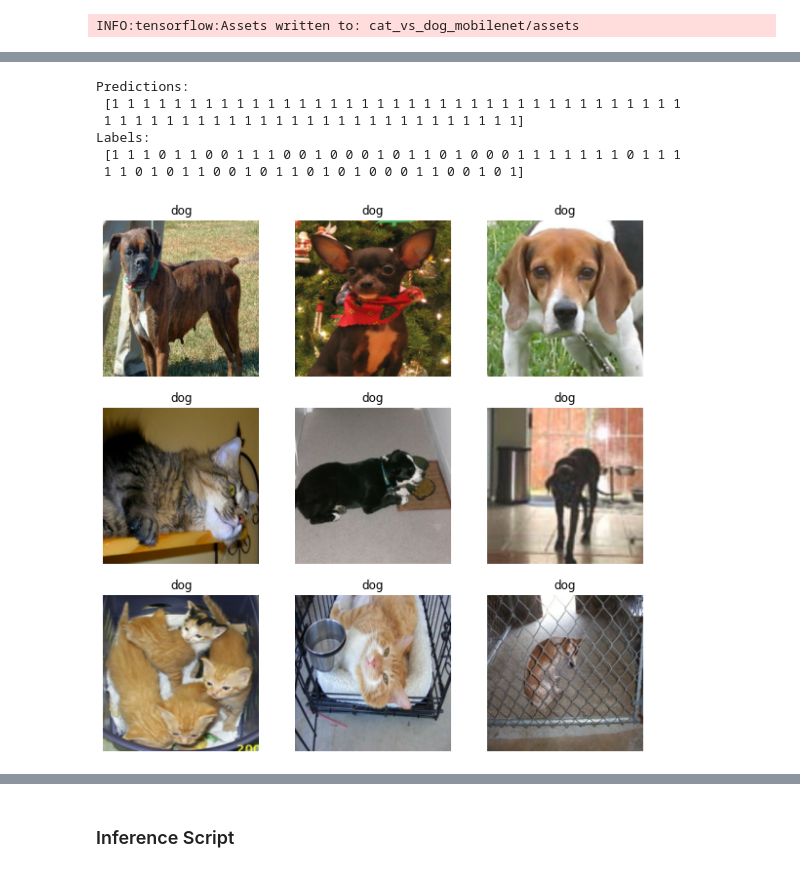
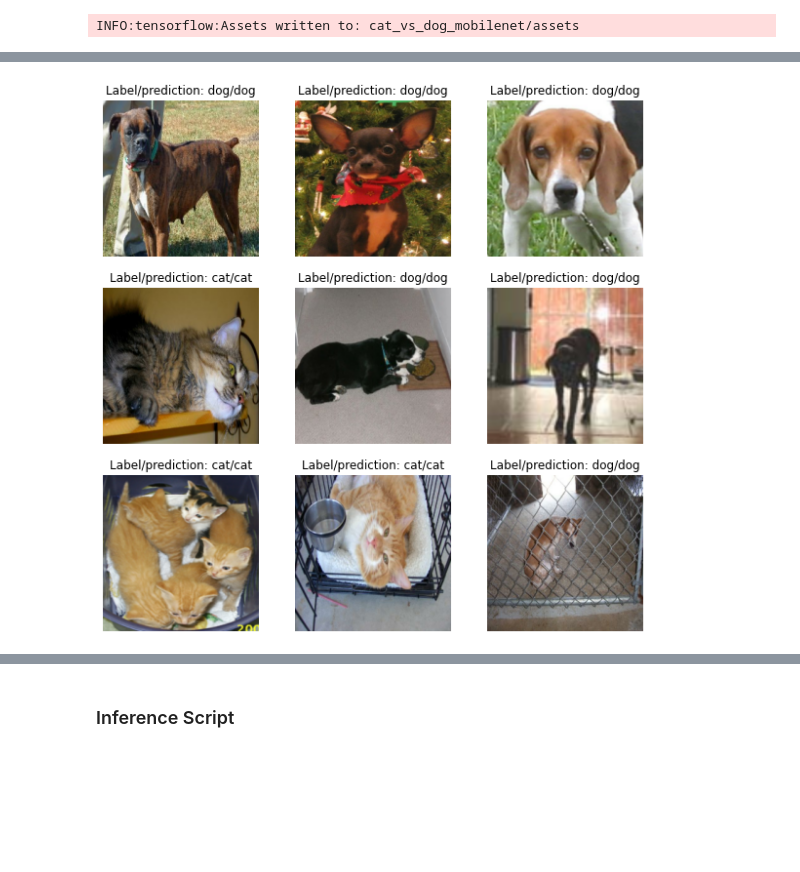
Before and after one commit to txnguyen292/cats_vs_dogs_deploy, a Jupyter notebook: backend/notebook/Cat_and_Dogs_clf.ipynb, the cells around one changed output, grey strips where cells are left out. Cells and saved outputs as stored; diff of their text form; code cells hidden in the pictures; blank space fills up the shorter version.

```diff
--- a/backend/notebook/Cat_and_Dogs_clf.ipynb
+++ b/backend/notebook/Cat_and_Dogs_clf.ipynb
@@ -78,6 +80,11 @@ show_imgs(train_ds)
 # %% [markdown]
 ## 3 layer Conv2D
 # %%
+mkpt = tf.keras.callbacks.ModelCheckpoint(filepath="./models/",
+                                          save_best_only=True) # save the best model
+tensorboard = tf.keras.callbacks.TensorBoard(log_dir="./logs") # log with tensorboard
+early_stopping = tf.keras.callbacks.EarlyStopping(patience=3) # early stopping
+callbacks=[mkpt, tensorboard, early_stopping]
 model = tf.keras.models.Sequential([
     tf.keras.layers.Conv2D(256, 3, activation="relu", padding="same", input_shape=(IMG_HEIGHT, IMG_WIDTH, 3)),
     tf.keras.layers.MaxPool2D(),
@@ -87,14 +94,15 @@ model = tf.keras.models.Sequential([
     tf.keras.layers.Conv2D(62, 3, activation="relu", padding="same"),
     tf.keras.layers.MaxPool2D(),
     tf.keras.layers.Dropout(0.5),
-    # tf.keras.layers.Flatten()
-    tf.keras.layers.GlobalAveragePooling2D(),
+    tf.keras.layers.Flatten(),
     tf.keras.layers.Dense(256, activation="relu"),
     tf.keras.layers.Dense(128, activation="relu"),
-    tf.keras.layers.Dense(1, activation="sigmoid")
+    tf.keras.layers.Dense(1)
 ])
 
-model.compile(optimizer=tf.keras.optimizers.Adam(), loss=tf.keras.losses.BinaryCrossentropy(from_logits=True), metrics=["accuracy"])
+model.compile(optimizer=tf.keras.optimizers.Adam(),
+              loss=tf.keras.losses.BinaryCrossentropy(from_logits=True),
+              metrics=["accuracy"])
 # %%
-model.fit(train_ds, epochs=30, validation_data=val_ds)
+model.fit(train_ds, epochs=10, validation_data=val_ds, callbacks=callbacks)
 # %% [output]
@@ -121,2 +131,0 @@ batch = list(train_ds.take(1))
-# %%
-batch_imgs, batch_labels = batch[0]
@@ -178 +180,8 @@ data_augmentation = tf.keras.Sequential([
 ])
+# %%
+# Visualizing augmented data
+for batch_imgs, batch_labels in train_ds.take(1):
+  for i in range(3):
+    batch_imgs_augmented = data_augmentation(batch_imgs[0][tf.newaxis,:])
+    plt.subplot(1, 3, i + 1)
+    plt.imshow(tf.reshape(batch_imgs_augmented, (224, 224, 3)).numpy().astype(np.uint8))
@@ -402,23 +438,17 @@ model = tf.keras.models.load_model("cat_vs_dog")
 model_mobilenet = tf.keras.models.load_model("cat_vs_dog_mobilenet")
 # %%
 image_batch, label_batch = test_ds.as_numpy_iterator().next()
-predictions = model.predict_on_batch(image_batch).flatten()
-predictions = tf.nn.sigmoid(predictions)
+predictions = model.predict_on_batch(image_batch)
+predictions = tf.squeeze(tf.nn.sigmoid(predictions))
 predictions = tf.where(predictions < 0.5, 0, 1)
-print("Predictions:\n", predictions.numpy())
-print("Labels:\n", label_batch)
+# print("Predictions:\n", predictions.numpy())
+# print("Labels:\n", label_batch)
 class_names = ["cat", "dog"]
 plt.figure(figsize=(10, 10))
 for i in range(9):
   ax = plt.subplot(3, 3, i + 1)
   plt.imshow(image_batch[i].astype("uint8"))
-  plt.title(class_names[predictions[i]])
+  plt.title(f"Label/prediction: {class_names[label_batch[i]]}/{class_names[predictions[i]]}")
   plt.axis("off")
 # %% [output]
-Predictions:
- [1 1 1 1 1 1 1 1 1 1 1 1 1 1 1 1 1 1 1 1 1 1 1 1 1 1 1 1 1 1 1 1 1 1 1 1 1
- 1 1 1 1 1 1 1 1 1 1 1 1 1 1 1 1 1 1 1 1 1 1 1 1 1 1 1]
-Labels:
- [1 1 1 0 1 1 0 0 1 1 1 0 0 1 0 0 0 1 0 1 1 0 1 0 0 0 1 1 1 1 1 1 1 0 1 1 1
- 1 1 0 1 0 1 1 0 0 1 0 1 1 0 1 0 1 0 0 0 1 1 0 0 1 0 1]
-[figure, old version]
+[figure, new version]
```
Also changed, not shown: parts of 50 cells of this notebook.
